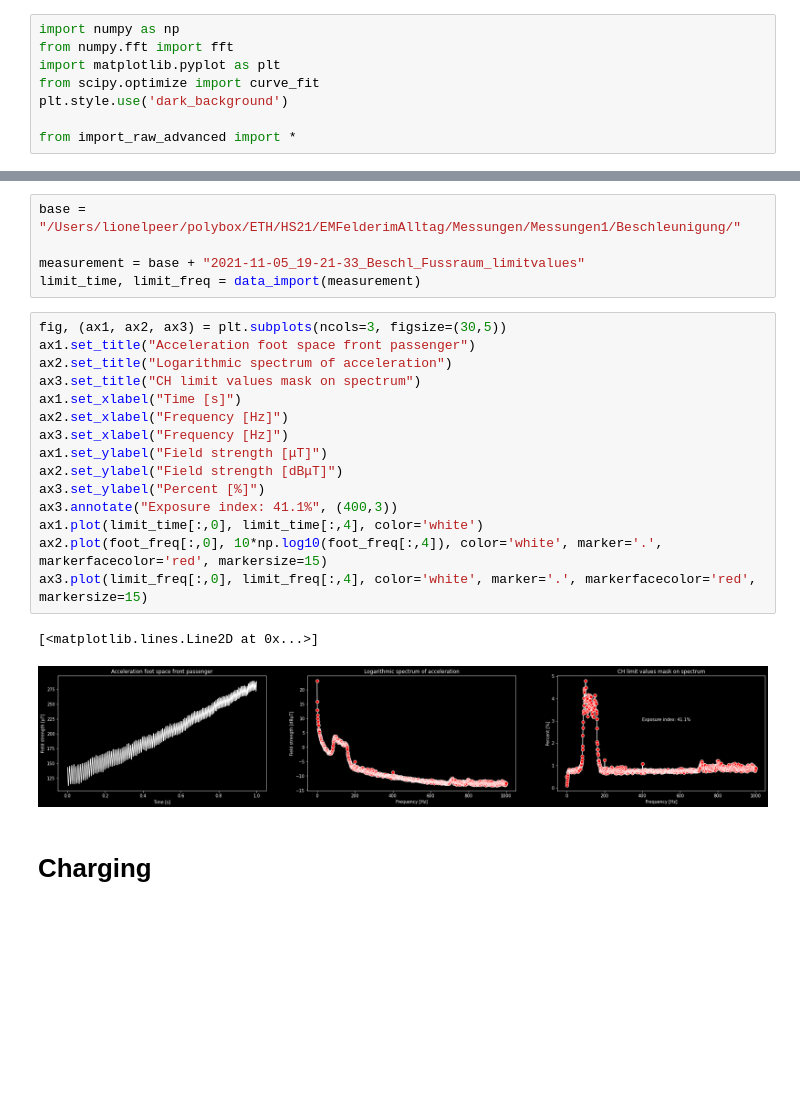
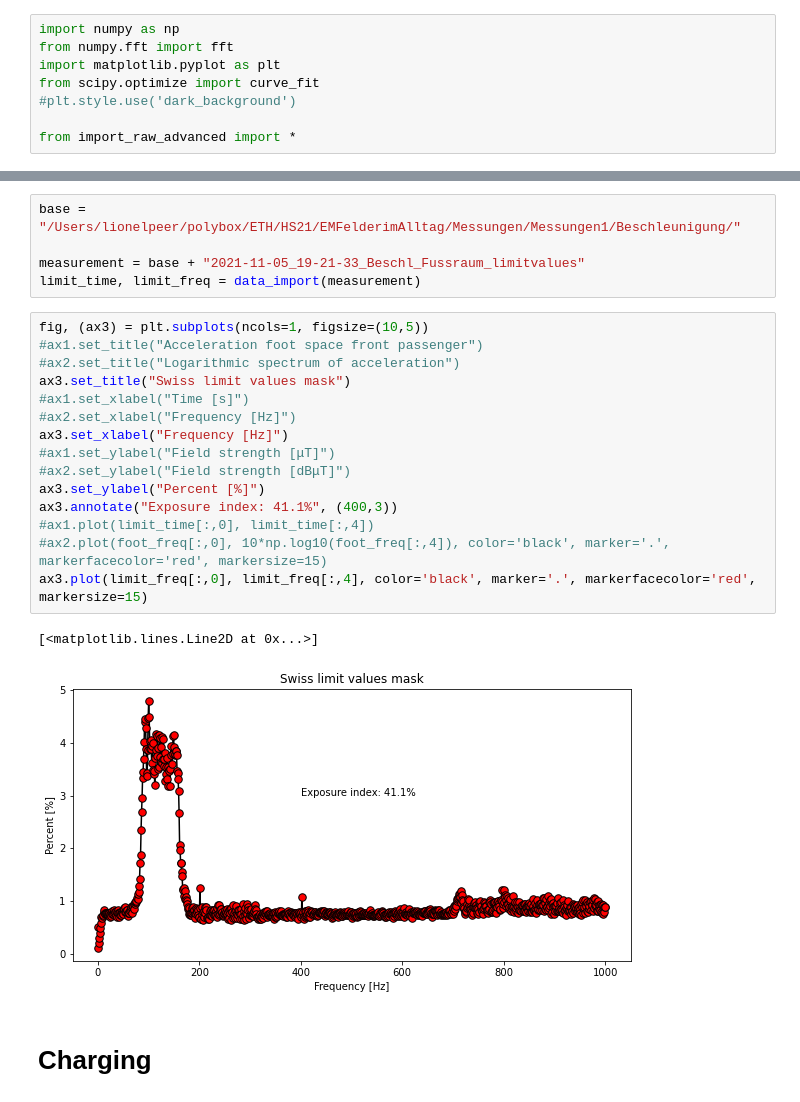
Before and after one commit to liopeer/EMFields, a Jupyter notebook: Body_interaction.ipynb, the cells around one changed output, grey strips where cells are left out. Cells and saved outputs as stored; diff of their text form; blank space fills up the shorter version.

Commit message:
plots up to date

```diff
--- a/Body_interaction.ipynb
+++ b/Body_interaction.ipynb
@@ -3,7 +3,7 @@ import numpy as np
 from numpy.fft import fft
 import matplotlib.pyplot as plt
 from scipy.optimize import curve_fit
-plt.style.use('dark_background')
+#plt.style.use('dark_background')
 
 from import_raw_advanced import *
 # %% [markdown]
@@ -61,23 +61,23 @@ base = "/Users/lionelpeer/polybox/ETH/HS21/EMFelderimAlltag/Messungen/Messungen1
 measurement = base + "2021-11-05_19-21-33_Beschl_Fussraum_limitvalues"
 limit_time, limit_freq = data_import(measurement)
 # %%
-fig, (ax1, ax2, ax3) = plt.subplots(ncols=3, figsize=(30,5))
-ax1.set_title("Acceleration foot space front passenger")
-ax2.set_title("Logarithmic spectrum of acceleration")
-ax3.set_title("CH limit values mask on spectrum")
-ax1.set_xlabel("Time [s]")
-ax2.set_xlabel("Frequency [Hz]")
+fig, (ax3) = plt.subplots(ncols=1, figsize=(10,5))
+#ax1.set_title("Acceleration foot space front passenger")
+#ax2.set_title("Logarithmic spectrum of acceleration")
+ax3.set_title("Swiss limit values mask")
+#ax1.set_xlabel("Time [s]")
+#ax2.set_xlabel("Frequency [Hz]")
 ax3.set_xlabel("Frequency [Hz]")
-ax1.set_ylabel("Field strength [μT]")
-ax2.set_ylabel("Field strength [dBμT]")
+#ax1.set_ylabel("Field strength [μT]")
+#ax2.set_ylabel("Field strength [dBμT]")
 ax3.set_ylabel("Percent [%]")
 ax3.annotate("Exposure index: 41.1%", (400,3))
-ax1.plot(limit_time[:,0], limit_time[:,4], color='white')
-ax2.plot(foot_freq[:,0], 10*np.log10(foot_freq[:,4]), color='white', marker='.', markerfacecolor='red', markersize=15)
-ax3.plot(limit_freq[:,0], limit_freq[:,4], color='white', marker='.', markerfacecolor='red', markersize=15)
+#ax1.plot(limit_time[:,0], limit_time[:,4])
+#ax2.plot(foot_freq[:,0], 10*np.log10(foot_freq[:,4]), color='black', marker='.', markerfacecolor='red', markersize=15)
+ax3.plot(limit_freq[:,0], limit_freq[:,4], color='black', marker='.', markerfacecolor='red', markersize=15)
 # %% [output]
 [<matplotlib.lines.Line2D at 0x...>]
-[figure, old version]
+[figure, new version]
 # %% [markdown]
 # Charging
 # %%
```
Also changed, not shown: parts of 3 cells of this notebook.
